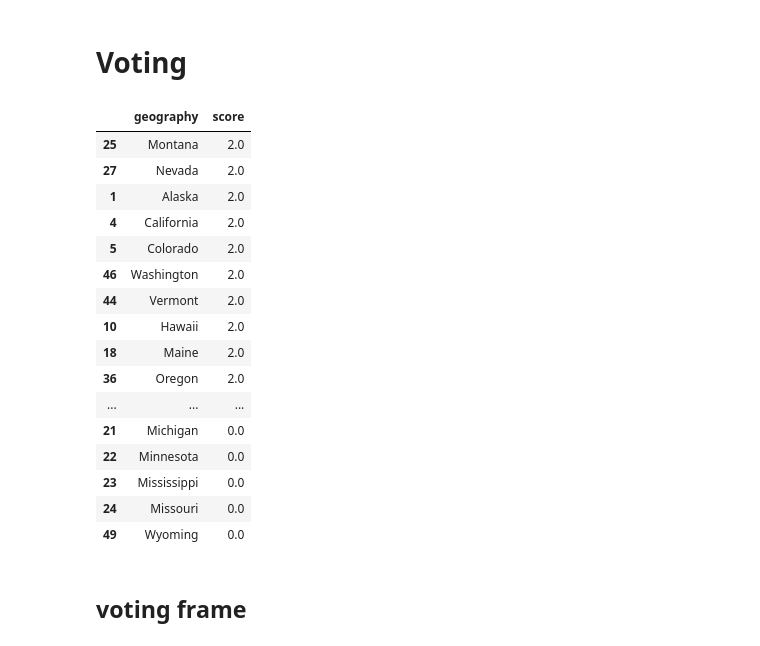
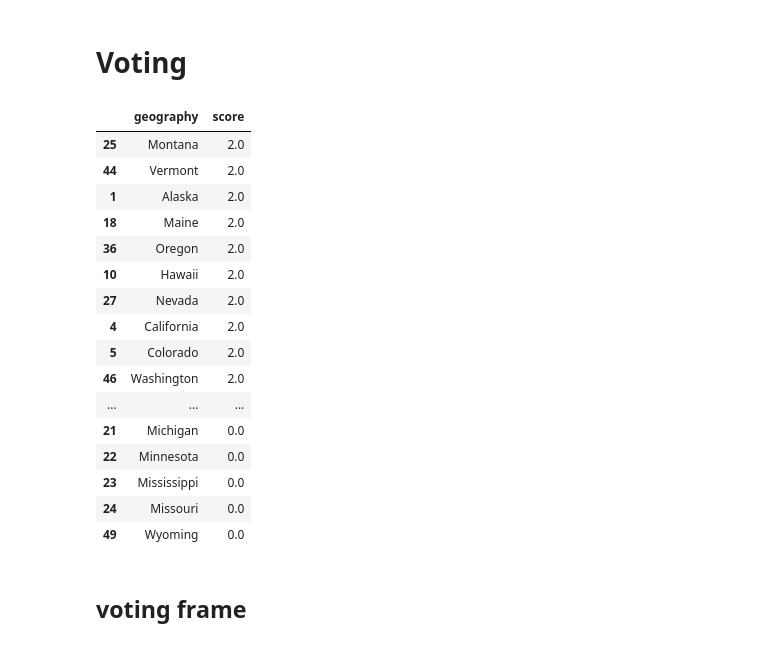
Before and after one commit to n8pk/project_mcnulty, a Jupyter notebook: Code/02_Modeling.ipynb, the cells around one changed output. Saved outputs shown, nothing was run; the diff lists cells and outputs as text; code cells hidden in the pictures.

```diff
--- a/Code/02_Modeling.ipynb
+++ b/Code/02_Modeling.ipynb
@@ -236,7 +236,7 @@ print(recall_score(y_test, recall_pred), roc_auc_score(y_test, rfc_probs))
 # %% [markdown]
 ## gradient boost
 # %%
-gbc = GradientBoostingClassifier(n_estimators=6, learning_rate=0.1, max_features=None, max_depth= 2, random_state=42)
+gbc = GradientBoostingClassifier(n_estimators=7, learning_rate=0.1, max_features=None, max_depth= 2, random_state=42)
 gbc.fit(X_train, y_train)
 gbc_pred = gbc.predict_proba(X_test)
 # %%
@@ -316,20 +316,20 @@ def vote(df_list, n_highest):
 # %%
 df_list = [df_lr_probs, df_gbc_probs]
 
-vote_results = vote(df_list, 12)
+vote_results = vote(df_list, 11)
 vote_results
 # %% [output]
 |  | geography | score |
 | 25 | Montana | 2.0 |
+| 44 | Vermont | 2.0 |
+| 1 | Alaska | 2.0 |
+| 18 | Maine | 2.0 |
+| 36 | Oregon | 2.0 |
+| 10 | Hawaii | 2.0 |
 | 27 | Nevada | 2.0 |
-| 1 | Alaska | 2.0 |
 | 4 | California | 2.0 |
 | 5 | Colorado | 2.0 |
 | 46 | Washington | 2.0 |
-| 44 | Vermont | 2.0 |
-| 10 | Hawaii | 2.0 |
-| 18 | Maine | 2.0 |
-| 36 | Oregon | 2.0 |
 | ... | ... | ... |
 | 21 | Michigan | 0.0 |
 | 22 | Minnesota | 0.0 |
```
Also changed, not shown: parts of 2 cells of this notebook, 1 other file.
